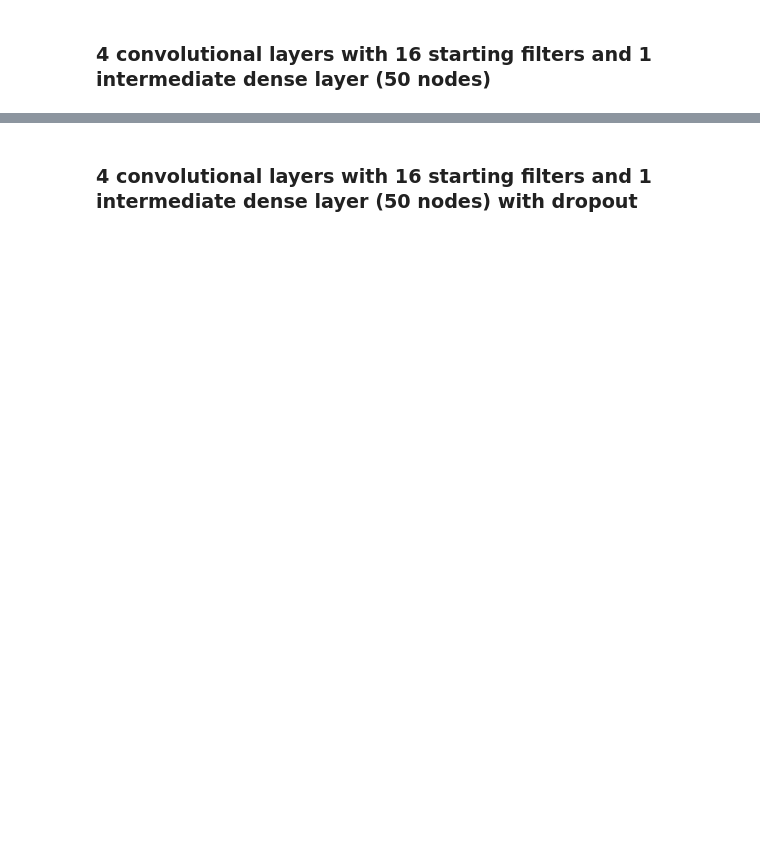
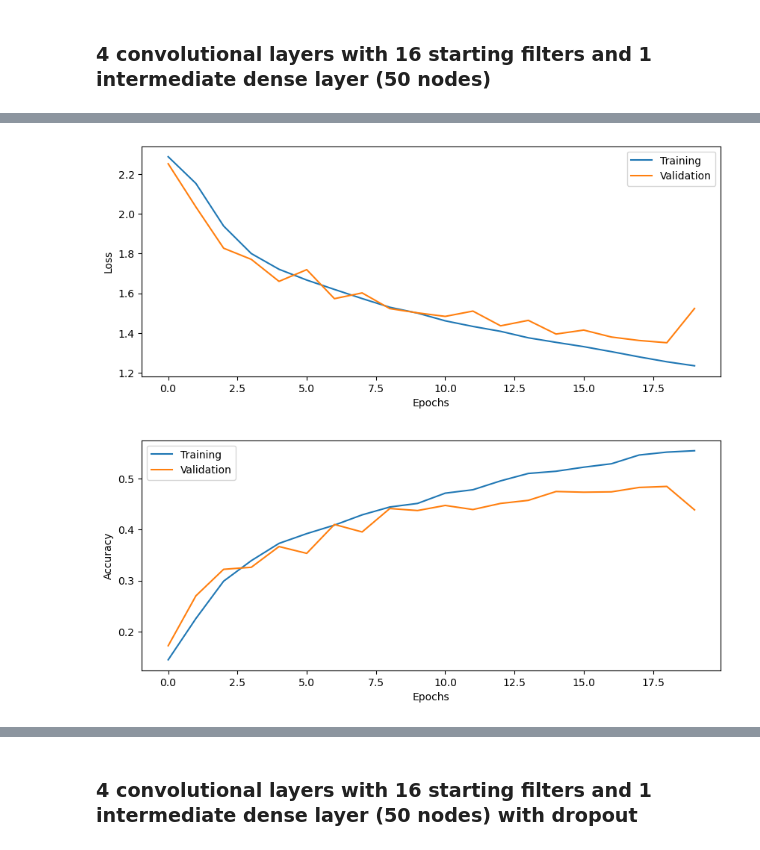
Before and after one commit to path2morepro/DeepLearning, a Jupyter notebook: 3_CNN/CNN_Lab.ipynb, the cells around one changed output, grey strips where cells are left out. Drawn from its saved outputs; the diff is of its cells as text; code cells hidden in the pictures; blank space fills up the shorter version.

```diff
--- a/3_CNN/CNN_Lab.ipynb
+++ b/3_CNN/CNN_Lab.ipynb
@@ -422,12 +583,20 @@ plot_results(history1)
 # --------------------------------------------
 
 # Build and train model
-model2 = ???
+model2 = build_CNN(input_shape=input_shape,
+                   loss=CategoricalCrossentropy(),
+                   learning_rate=learning_rate,
+                   n_dense_layers=1,
+                   n_conv_layers=4)
 
-history2 = ???
+history2 = model2.fit(Xtrain,
+                      Ytrain,
+                      validation_data=(Xval, Yval),
+                      epochs=epochs,
+                      batch_size=batch_size)
 
 # Evaluate model on test data
-score = ???
+score = model2.evaluate(Xtest, Ytest, batch_size=batch_size)
 
 # ============================================
 
@@ -436,3 +605,4 @@ print('Test accuracy: %.4f' % score[1])
 
 # Plot the history from the training run
 plot_results(history2)
+# %% [output]
@@ -439,3 +626,5 @@ plot_results(history2)
+[figure, added]
+[figure, added]
 # %% [markdown]
 ## 4.4 Plot the CNN architecture and understand the internal model dimensions
 
```
Also changed, not shown: parts of 25 cells of this notebook, 1 other file.
